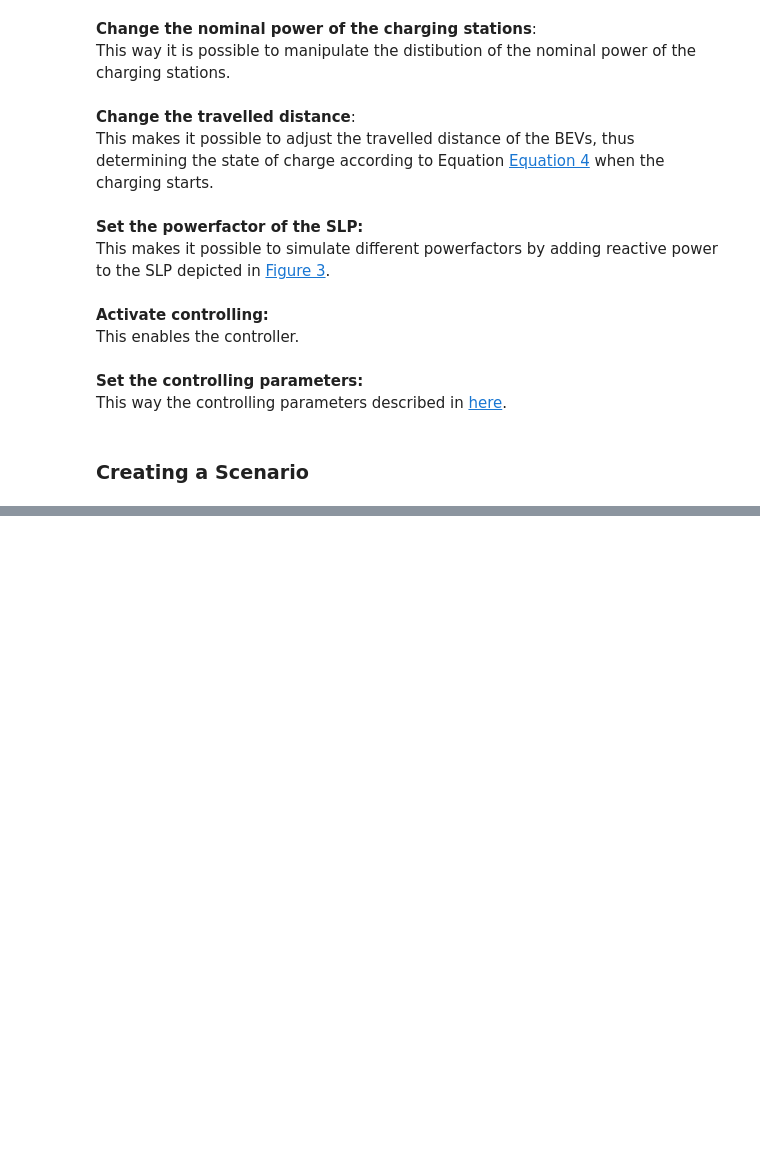
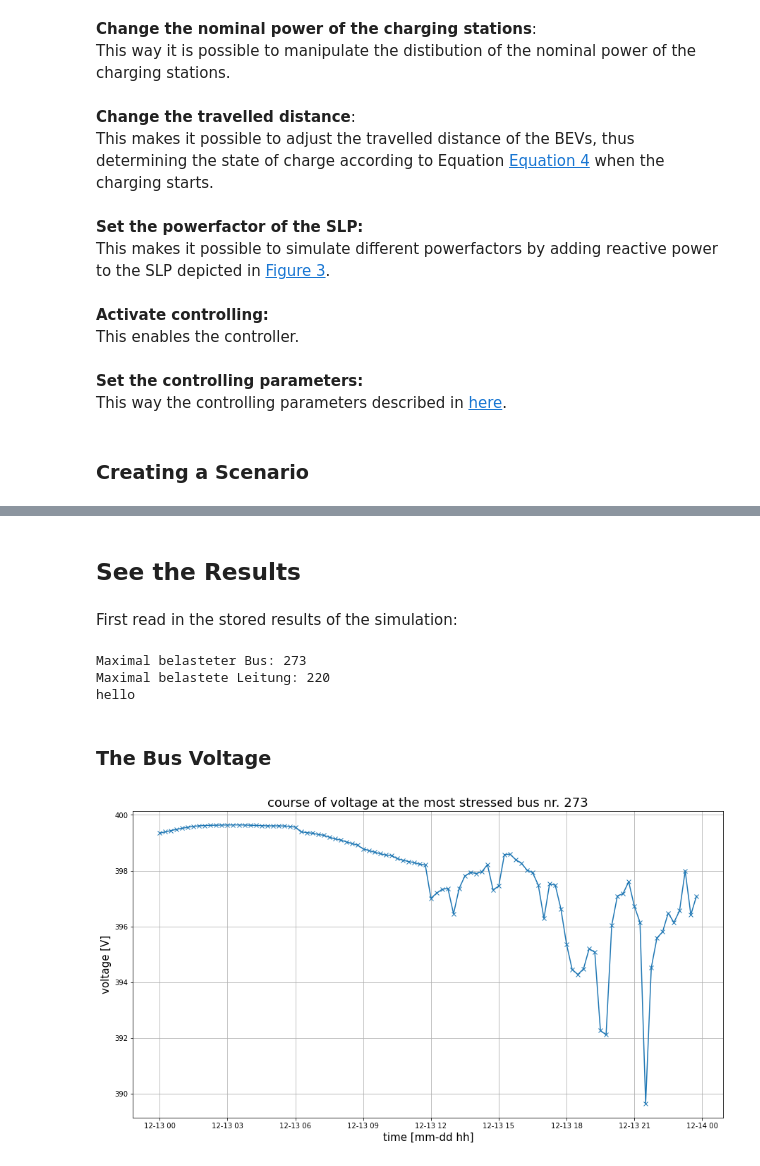
Before and after one commit to AndreGismo/SNEE-Projekt, a Jupyter notebook: simulation.ipynb, the cells around one changed output, grey strips where cells are left out. Saved outputs shown, nothing was run; the diff lists cells and outputs as text; code cells hidden in the pictures; blank space fills up the shorter version.

```diff
--- a/simulation.ipynb
+++ b/simulation.ipynb
@@ -112,0 +194,47 @@ scenario.scenario_data['time of arrival'].hist()
+# %% [markdown]
+## See the Results
+# %% [markdown]
+First read in the stored results of the simulation:
+# %%
+results_bus = pd.read_csv('res_bus/vm_pu.csv', sep=';')*400
+results_trafo = pd.read_csv('res_trafo/loading_percent.csv', sep=';')
+results_line = pd.read_csv('res_line/loading_percent.csv', sep=';')
+
+results_bus.index = pd.date_range(start='2020-12-13', freq=resolution,
+                                  periods=len(results_bus))
+
+results_line.index = pd.date_range(start='2020-12-13', freq=resolution,
+                                  periods=len(results_bus))
+
+results_trafo.index = pd.date_range(start='2020-12-13', freq=resolution,
+                                  periods=len(results_bus))
+
+# figure out critical line and bus
+crit_bus = ppt.get_critical_bus(results_bus)
+print(f'Maximal belasteter Bus: {crit_bus}')
+
+crit_line = ppt.get_critical_line(results_line)
+print(f'Maximal belastete Leitung: {crit_line}')
+
+# configure layout of following plots
+if int(resolution.rstrip('min')) >= 15:
+    marker = 'x'
+    print('hello')
+
+else:
+    marker=None
+# %% [output]
+Maximal belasteter Bus: 273
+Maximal belastete Leitung: 220
+hello
+# %% [markdown]
+### The Bus Voltage
+# %%
+plt.figure(figsize=(15, 8))
+plt.plot(results_bus[str(crit_bus)], marker=marker)
+plt.title(f'course of voltage at the most stressed bus nr. {crit_bus}', fontsize=18)
+plt.ylabel('voltage [V]', fontsize=15)
+plt.xlabel('time [mm-dd hh]', fontsize=15)
+plt.grid()
+# %% [output]
+[figure, added]
```
Also changed, not shown: parts of 18 cells of this notebook, 3 other files.
